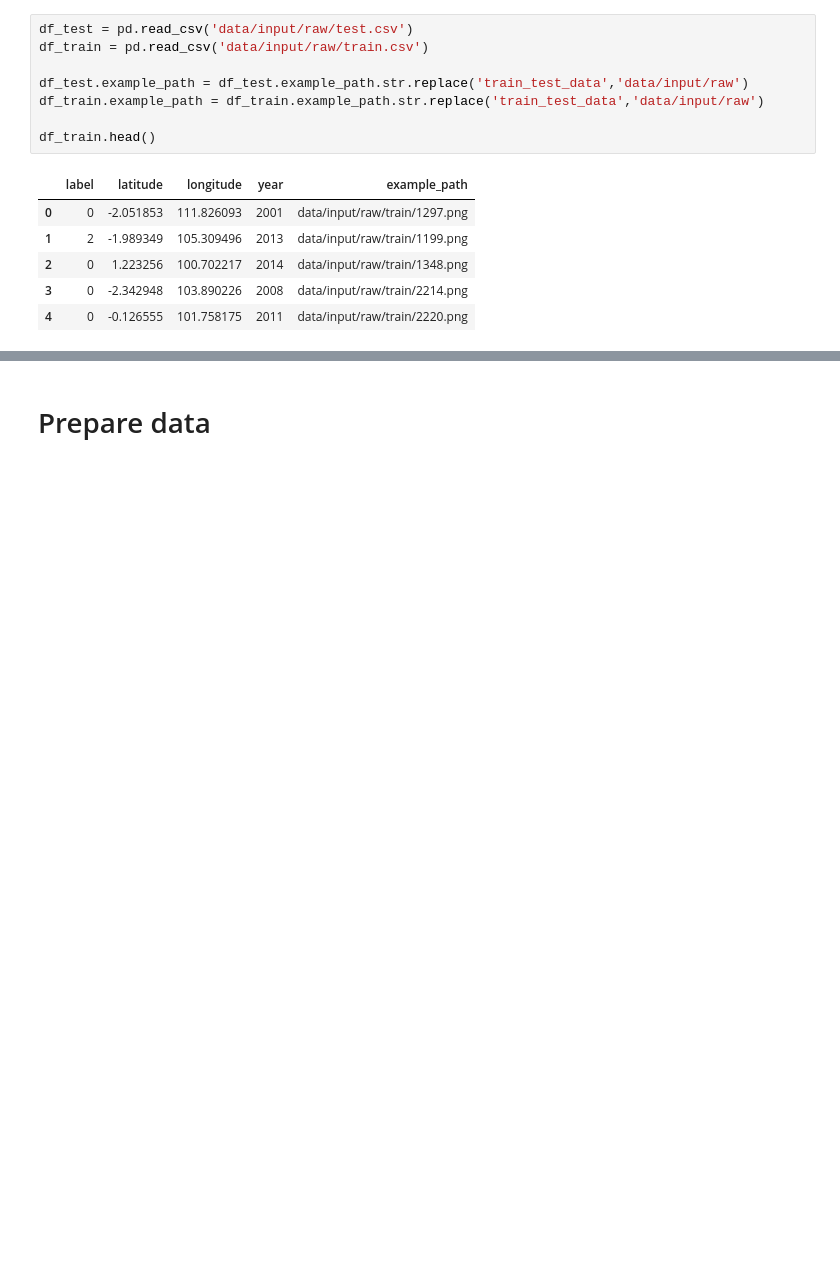
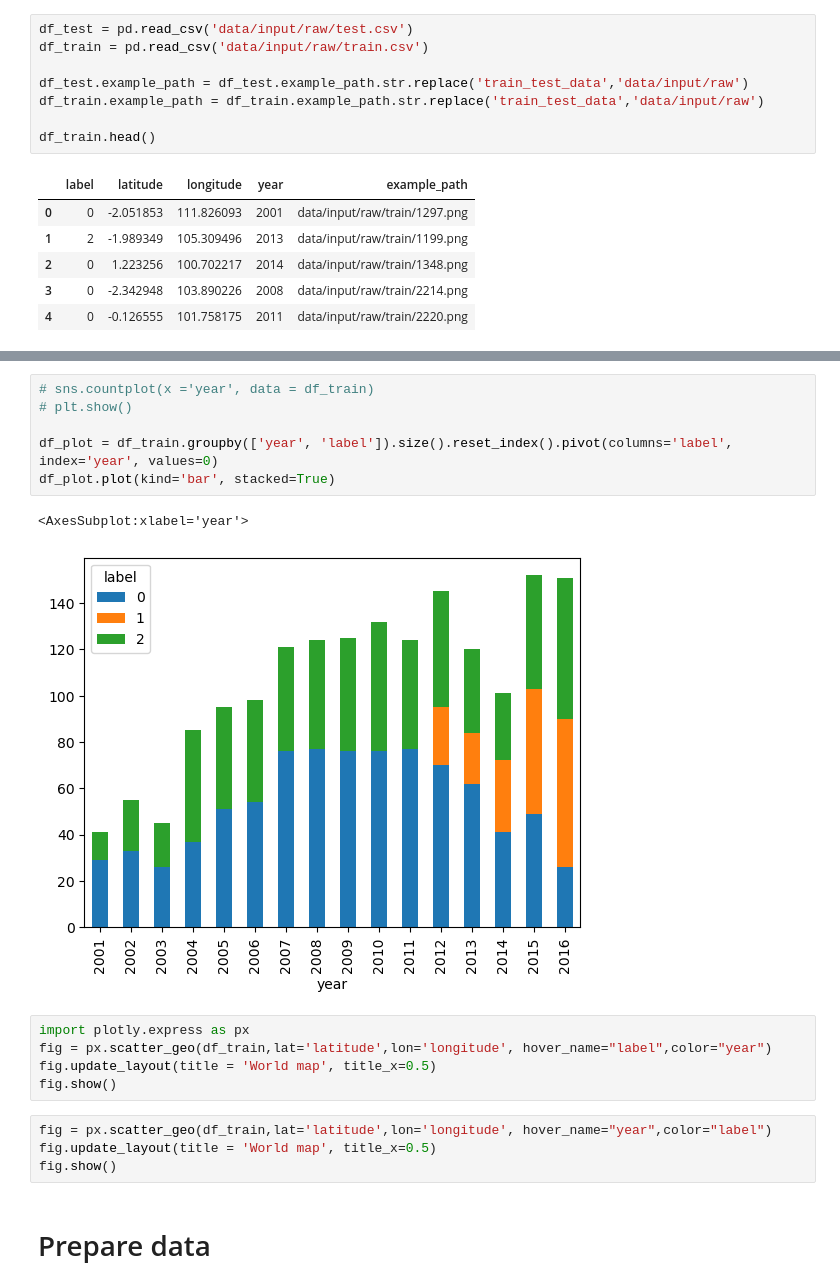
Before and after one commit to albertferre/nuwe-zero-deforestation-mission, a Jupyter notebook: main.ipynb, the cells around one changed output, grey strips where cells are left out. Saved outputs shown, nothing was run; the diff lists cells and outputs as text; blank space fills up the shorter version.

```diff
--- a/main.ipynb
+++ b/main.ipynb
@@ -35,3 +43,21 @@ df_train.head()
+# %%
+# sns.countplot(x ='year', data = df_train)
+# plt.show()
+
+df_plot = df_train.groupby(['year', 'label']).size().reset_index().pivot(columns='label', index='year', values=0)
+df_plot.plot(kind='bar', stacked=True)
+# %% [output]
+<AxesSubplot:xlabel='year'>
+[figure, added]
+# %%
+import plotly.express as px
+fig = px.scatter_geo(df_train,lat='latitude',lon='longitude', hover_name="label",color="year")
+fig.update_layout(title = 'World map', title_x=0.5)
+fig.show()
+# %%
+fig = px.scatter_geo(df_train,lat='latitude',lon='longitude', hover_name="year",color="label")
+fig.update_layout(title = 'World map', title_x=0.5)
+fig.show()
 # %% [markdown]
 # Prepare data
 # %%
```
Also changed, not shown: parts of 14 cells of this notebook.
